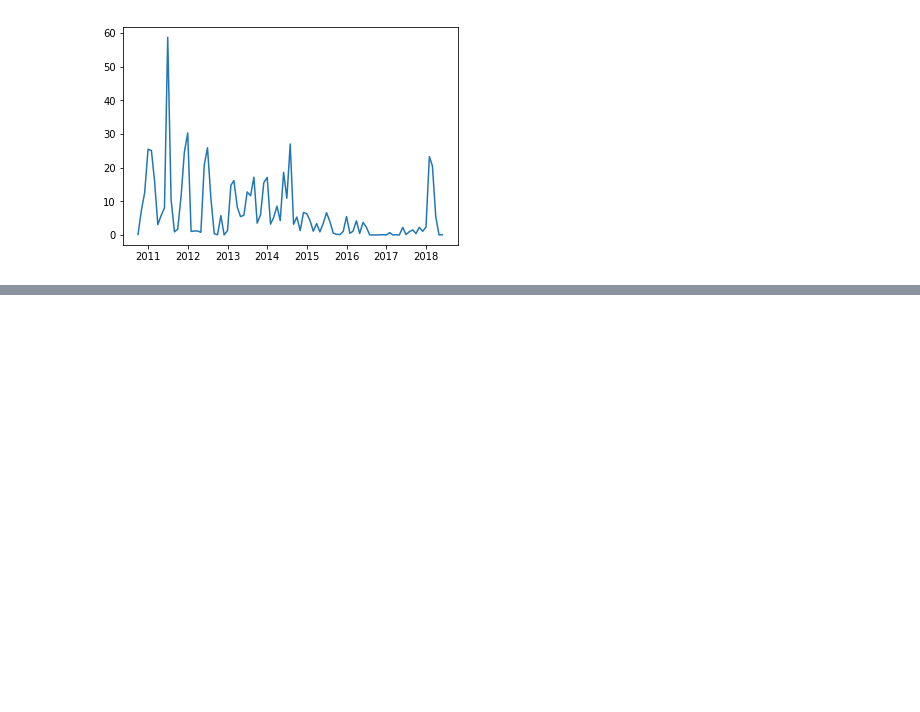
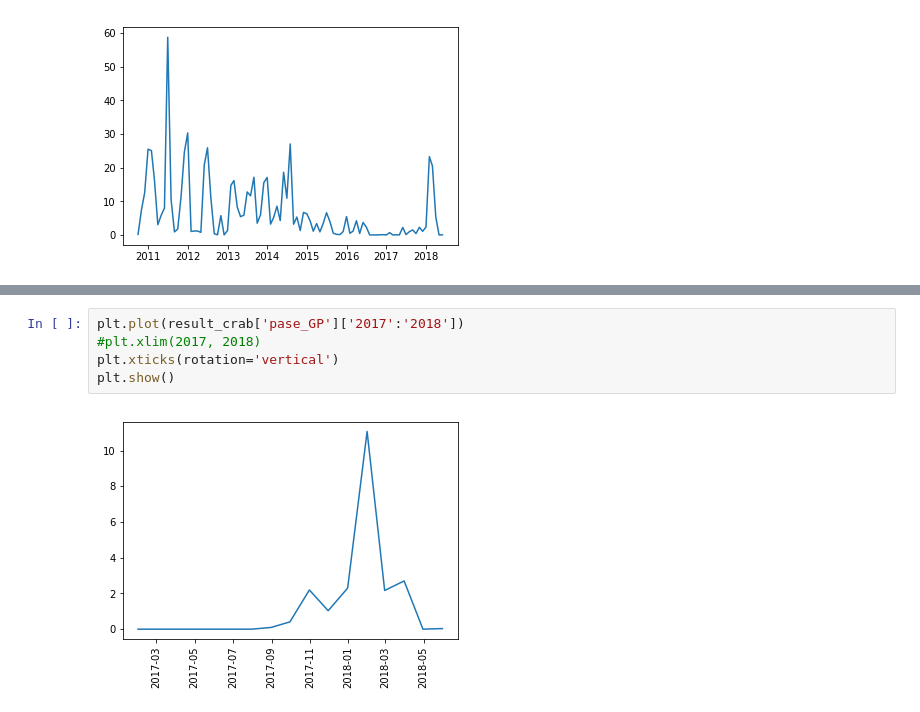
Before and after one commit to KazAndr/SWTraject, a Jupyter notebook: analyze_tab.ipynb, the cells around one changed output, grey strips where cells are left out. Cells and saved outputs as stored; diff of their text form; blank space fills up the shorter version.

```diff
--- a/analyze_tab.ipynb
+++ b/analyze_tab.ipynb
@@ -522,0 +639,7 @@ plt.show()
+# %%
+plt.plot(result_crab['pase_GP']['2017':'2018'])
+#plt.xlim(2017, 2018)
+plt.xticks(rotation='vertical')
+plt.show()
+# %% [output]
+[figure, added]
```
Also changed, not shown: parts of 51 cells of this notebook, 7 other files.
